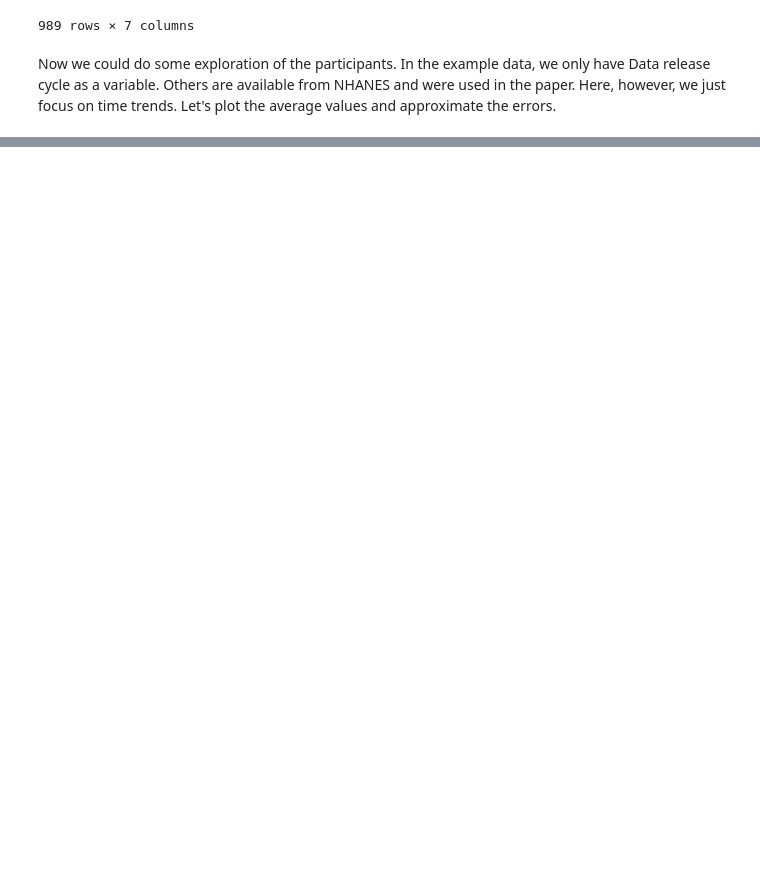
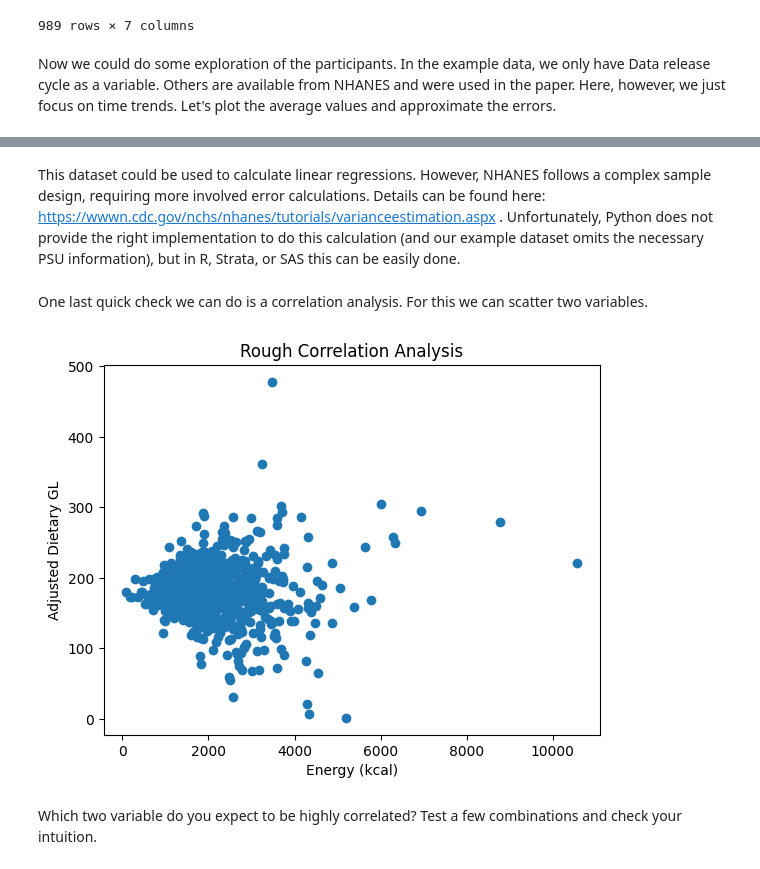
Before and after one commit to dellacortelab/DeepLearningExamples, a Jupyter notebook: Dietary_GI_GL_Tutorial.ipynb, the cells around one changed output, grey strips where cells are left out. Drawn from its saved outputs; the diff is of its cells as text; code cells hidden in the pictures; blank space fills up the shorter version.

```diff
--- a/Dietary_GI_GL_Tutorial.ipynb
+++ b/Dietary_GI_GL_Tutorial.ipynb
@@ -199,0 +298,20 @@ Now we could do some exploration of the participants. In the example data, we on
+# %% [markdown]
+This dataset could be used to calculate linear regressions. However, NHANES follows a complex sample design, requiring more involved error calculations. Details can be found here: https://wwwn.cdc.gov/nchs/nhanes/tutorials/varianceestimation.aspx .
+Unfortunately, Python does not provide the right implementation to do this calculation (and our example dataset omits the necessary PSU information), but in R, Strata, or SAS this can be easily done.
+# %% [markdown]
+One last quick check we can do is a correlation analysis. For this we can scatter two variables.
+# %%
+#define the variables of interest
+x_var = 'Energy (kcal)'
+y_var = 'Adjusted Dietary GL'
+
+#plot
+plt.scatter(summed_df[x_var], summed_df[y_var])
+plt.xlabel(x_var)
+plt.ylabel(y_var)
+plt.title('Rough Correlation Analysis')
+plt.show()
+# %% [output]
+[figure, added]
+# %% [markdown]
+Which two variable do you expect to be highly correlated? Test a few combinations and check your intuition.
```
Also changed, not shown: parts of 7 cells of this notebook.
